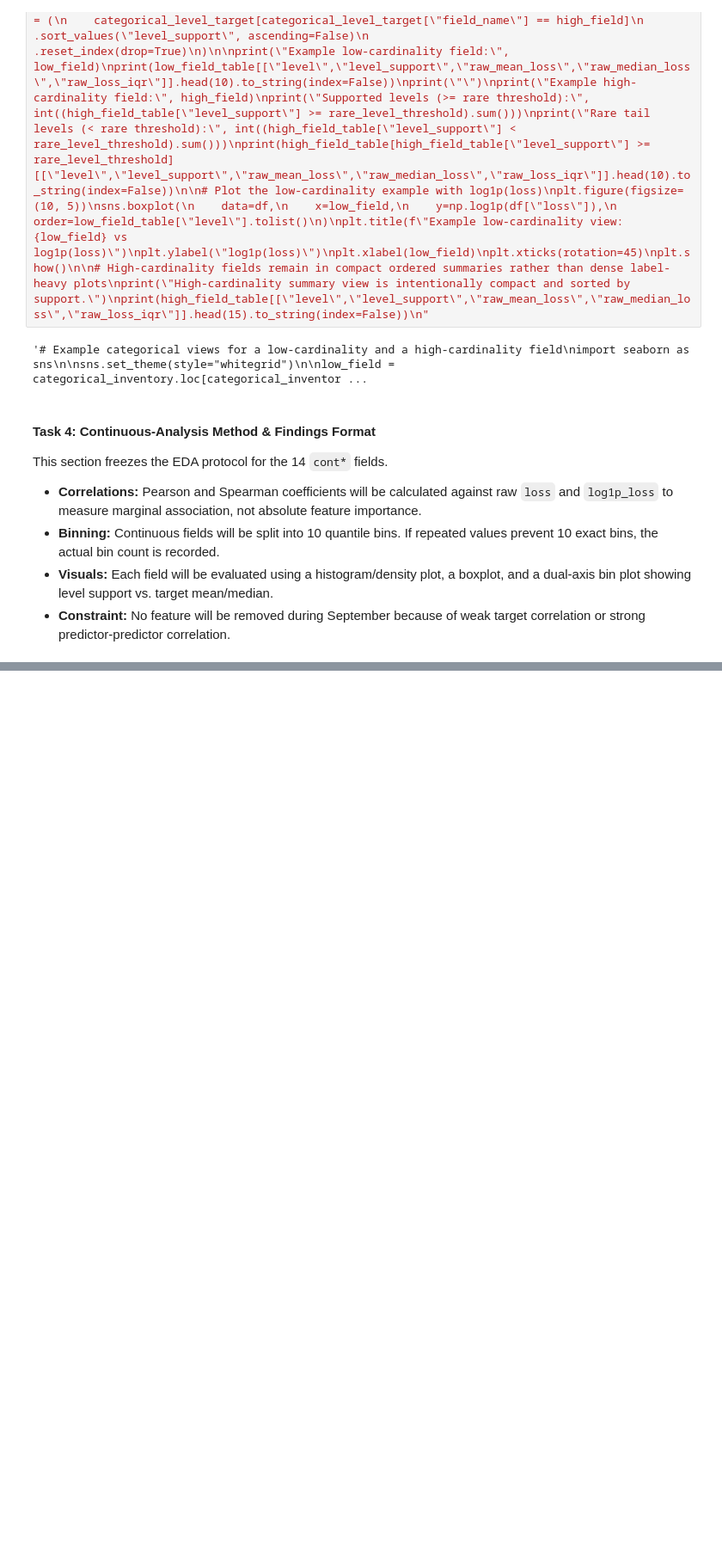
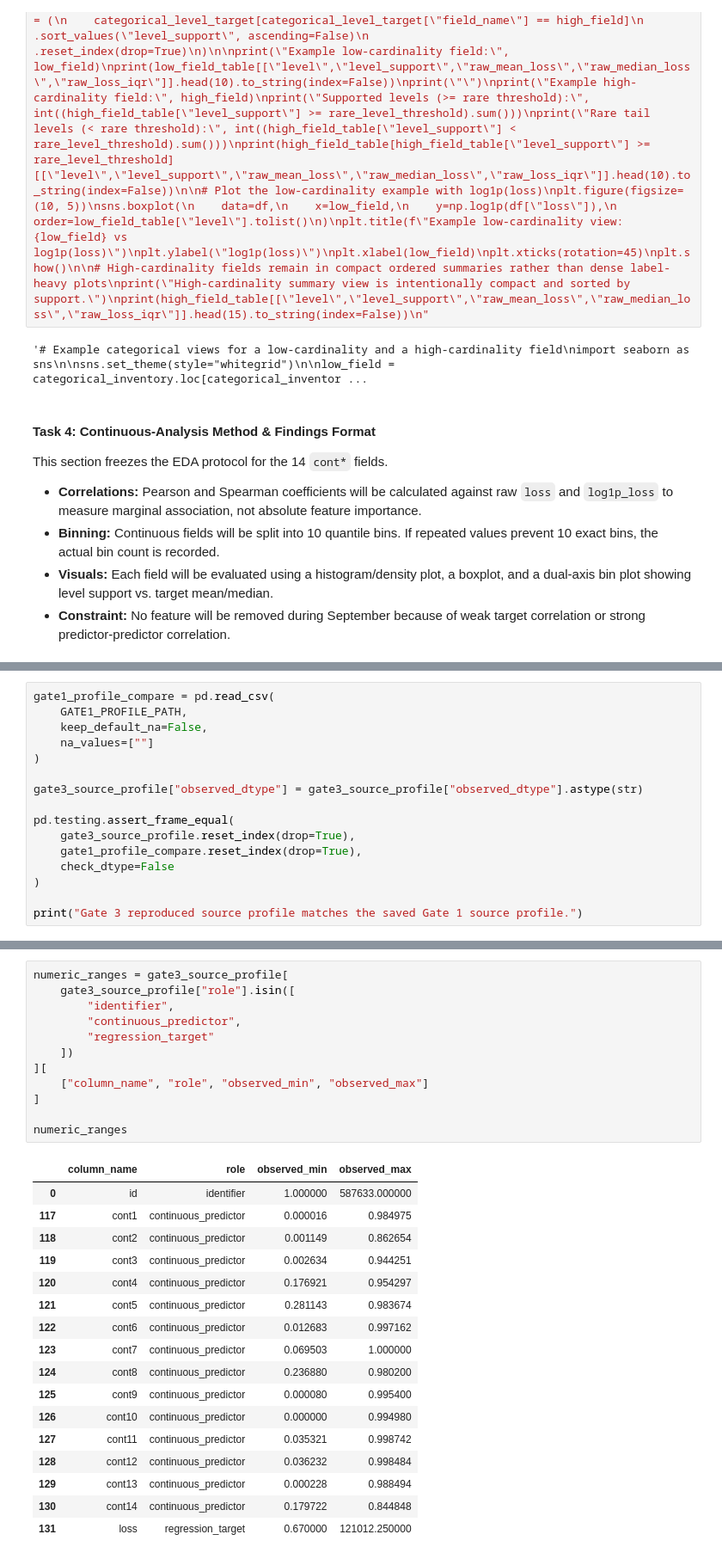
Before and after one commit to Break-Through-Tech/Allstate-1C-predicting-auto-claims-severity, a Jupyter notebook: notebooks/data-understanding.ipynb, the cells around one changed output, grey strips where cells are left out. Shown at 86% size. Drawn from its saved outputs; the diff is of its cells as text; blank space fills up the shorter version.

```diff
--- a/notebooks/data-understanding.ipynb
+++ b/notebooks/data-understanding.ipynb
@@ -707,0 +803,16 @@ cont5         -0.011355          -0.015114           -0.014958
+# %%
+gate1_profile_compare = pd.read_csv(
+    GATE1_PROFILE_PATH,
+    keep_default_na=False,
+    na_values=[""]
+)
+
+gate3_source_profile["observed_dtype"] = gate3_source_profile["observed_dtype"].astype(str)
+
+pd.testing.assert_frame_equal(
+    gate3_source_profile.reset_index(drop=True),
+    gate1_profile_compare.reset_index(drop=True),
+    check_dtype=False
+)
+
+print("Gate 3 reproduced source profile matches the saved Gate 1 source profile.")
@@ -707,0 +876,30 @@ cont5         -0.011355          -0.015114           -0.014958
+# %%
+numeric_ranges = gate3_source_profile[
+    gate3_source_profile["role"].isin([
+        "identifier",
+        "continuous_predictor",
+        "regression_target"
+    ])
+][
+    ["column_name", "role", "observed_min", "observed_max"]
+]
+
+numeric_ranges
+# %% [output]
+|  | column_name | role | observed_min | observed_max |
+| 0 | id | identifier | 1.000000 | 587633.000000 |
+| 117 | cont1 | continuous_predictor | 0.000016 | 0.984975 |
+| 118 | cont2 | continuous_predictor | 0.001149 | 0.862654 |
+| 119 | cont3 | continuous_predictor | 0.002634 | 0.944251 |
+| 120 | cont4 | continuous_predictor | 0.176921 | 0.954297 |
+| 121 | cont5 | continuous_predictor | 0.281143 | 0.983674 |
+| 122 | cont6 | continuous_predictor | 0.012683 | 0.997162 |
+| 123 | cont7 | continuous_predictor | 0.069503 | 1.000000 |
+| 124 | cont8 | continuous_predictor | 0.236880 | 0.980200 |
+| 125 | cont9 | continuous_predictor | 0.000080 | 0.995400 |
+| 126 | cont10 | continuous_predictor | 0.000000 | 0.994980 |
+| 127 | cont11 | continuous_predictor | 0.035321 | 0.998742 |
+| 128 | cont12 | continuous_predictor | 0.036232 | 0.998484 |
+| 129 | cont13 | continuous_predictor | 0.000228 | 0.988494 |
+| 130 | cont14 | continuous_predictor | 0.179722 | 0.844848 |
+| 131 | loss | regression_target | 0.670000 | 121012.250000 |
```
Also changed, not shown: parts of 25 cells of this notebook, 1 other file.
